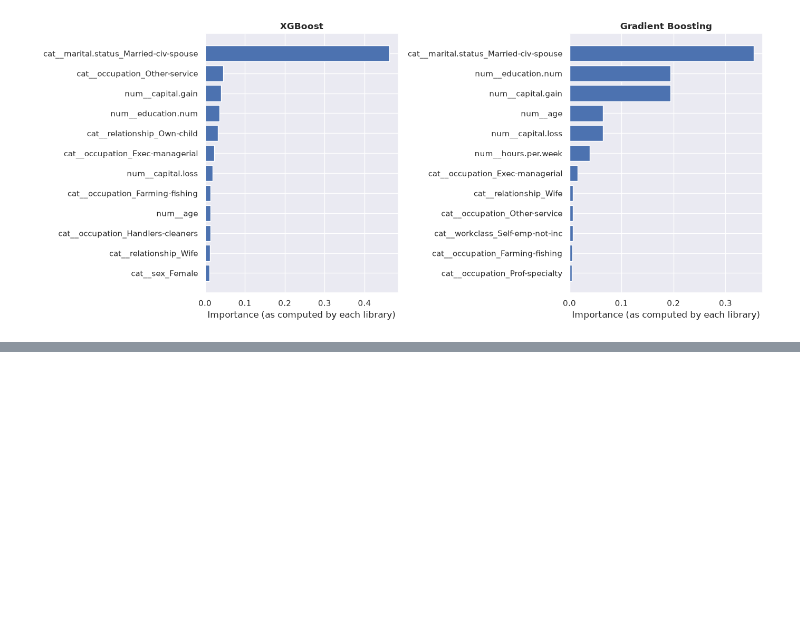
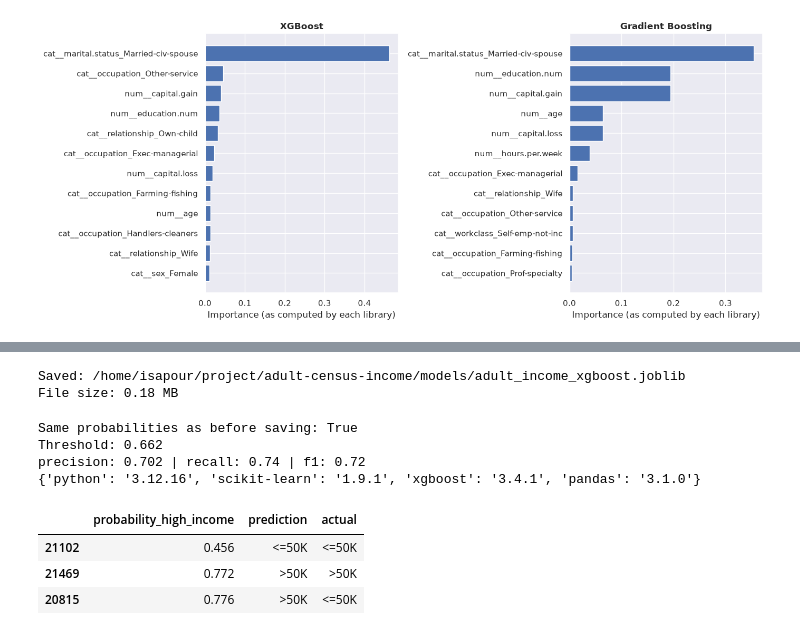
Before and after one commit to isapour0/adult-census-income, a Jupyter notebook: notebooks/adult-census-income.ipynb, the cells around one changed output, grey strips where cells are left out. Cells and saved outputs as stored; diff of their text form; code cells hidden in the pictures; blank space fills up the shorter version.

Commit message:
feat: save final model

```diff
--- a/notebooks/adult-census-income.ipynb
+++ b/notebooks/adult-census-income.ipynb
@@ -881,0 +906,74 @@ plt.show()
+# %%
+# Step 1:Saved Model
+MODEL_PATH = Path("../models/adult_income_xgboost.joblib")
+
+final_model = finalists["XGBoost"]            # fitted on the training set only
+final_threshold = float(thresholds["XGBoost"])
+p_test = test_proba["XGBoost"]
+pred_test = (p_test >= final_threshold).astype(int)
+
+artifact = {
+    "model": final_model,
+    "threshold": final_threshold,
+    "features": list(X_train.columns),
+    "positive_label": ">50K",
+    "test_metrics": {
+        "pr_auc": float(average_precision_score(y_test, p_test)),
+        "roc_auc": float(roc_auc_score(y_test, p_test)),
+        "precision": float(precision_score(y_test, pred_test)),
+        "recall": float(recall_score(y_test, pred_test)),
+        "f1": float(f1_score(y_test, pred_test)),
+    },
+    "versions": {
+        "python": sys.version.split()[0],
+        "scikit-learn": sklearn.__version__,
+        "xgboost": xgboost.__version__,
+        "pandas": pd.__version__,
+    },
+}
+joblib.dump(artifact, MODEL_PATH, compress=3)
+print("Saved:", MODEL_PATH.resolve())
+print(f"File size: {MODEL_PATH.stat().st_size / 1e6:.2f} MB")
+# %% [output]
+Saved: /home/isapour/project/adult-census-income/models/adult_income_xgboost.joblib
+File size: 0.18 MB
+# %%
+# Step 2:Reload and check the result
+art = joblib.load(MODEL_PATH)
+
+proba_reload = art["model"].predict_proba(X_test[art["features"]])[:, 1]
+pred_reload = (proba_reload >= art["threshold"]).astype(int)
+
+print("Same probabilities as before saving:", np.allclose(proba_reload, p_test))
+print("Threshold:", round(art["threshold"], 3))
+print("precision:", round(precision_score(y_test, pred_reload), 3),
+      "| recall:", round(recall_score(y_test, pred_reload), 3),
+      "| f1:", round(f1_score(y_test, pred_reload), 3))
+print(art["versions"])
+# %% [output]
+Same probabilities as before saving: True
+Threshold: 0.662
+precision: 0.702 | recall: 0.74 | f1: 0.72
+{'python': '3.12.16', 'scikit-learn': '1.9.1', 'xgboost': '3.4.1', 'pandas': '3.1.0'}
+# %%
+# Step 3:A simple function for using the model
+
+def predict_income(people, artifact):
+    """people: DataFrame with the same columns as the training features.
+    Missing values must be np.nan (not '?')."""
+    X_new = people[artifact["features"]]
+    proba = artifact["model"].predict_proba(X_new)[:, 1]
+    return pd.DataFrame({
+        "probability_high_income": proba.round(3),
+        "prediction": np.where(proba >= artifact["threshold"], ">50K", "<=50K"),
+    }, index=people.index)
+
+sample = X_test.iloc[:3]
+out = predict_income(sample, art)
+out["actual"] = np.where(y_test.iloc[:3] == 1, ">50K", "<=50K")
+out
+# %% [output]
+|  | probability_high_income | prediction | actual |
+| 21102 | 0.456 | <=50K | <=50K |
+| 21469 | 0.772 | >50K | >50K |
+| 20815 | 0.776 | >50K | <=50K |
```
Also changed, not shown: parts of 3 cells of this notebook, 1 other file.
